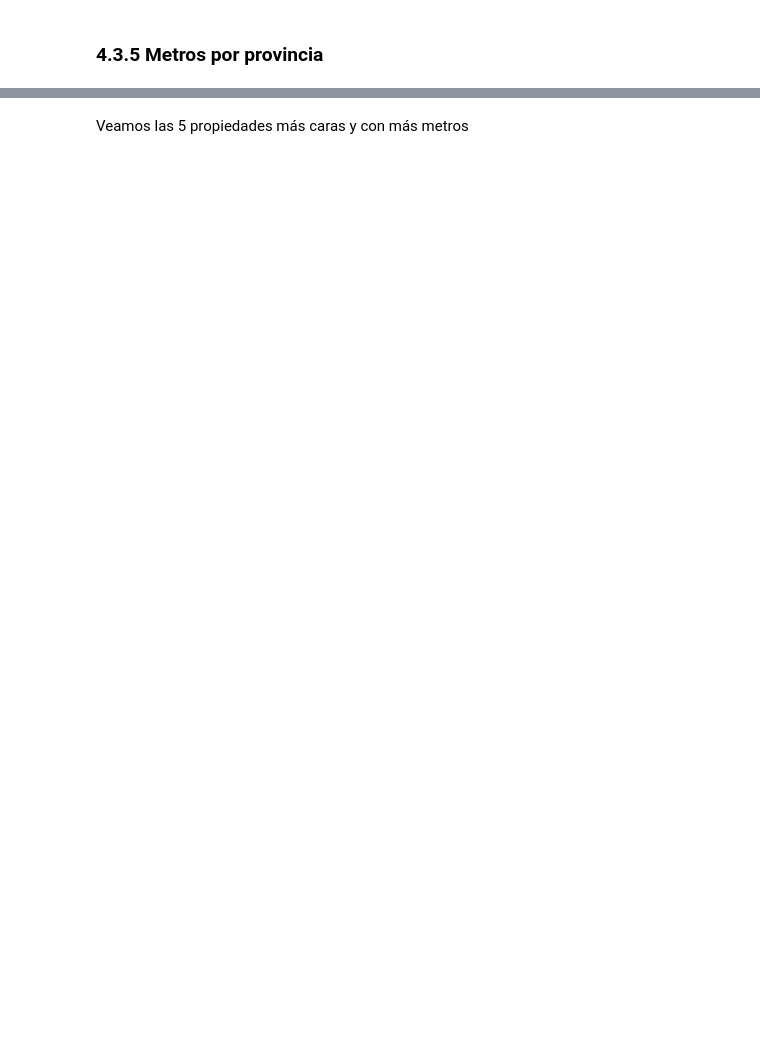
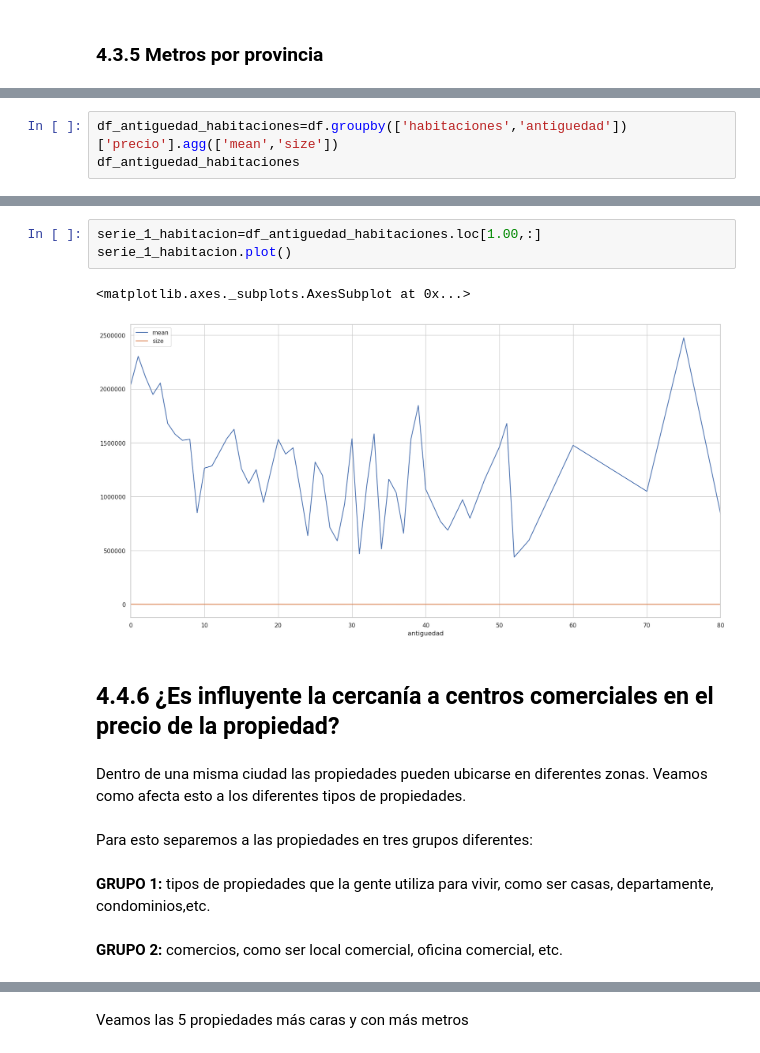
Before and after one commit to tomasSabao/TP1-OrganizacionDeDatos, a Jupyter notebook: TP1.ipynb, the cells around one changed output, grey strips where cells are left out. Cells and saved outputs as stored; diff of their text form; blank space fills up the shorter version.

```diff
--- a/TP1.ipynb
+++ b/TP1.ipynb
@@ -269,0 +521,3 @@ df.groupby('provincia').agg({'precio': 'mean'})\
+# %%
+df_antiguedad_habitaciones=df.groupby(['habitaciones','antiguedad'])['precio'].agg(['mean','size'])
+df_antiguedad_habitaciones
@@ -269,0 +544,16 @@ df.groupby('provincia').agg({'precio': 'mean'})\
+# %%
+serie_1_habitacion=df_antiguedad_habitaciones.loc[1.00,:]
+serie_1_habitacion.plot()
+# %% [output]
+<matplotlib.axes._subplots.AxesSubplot at 0x...>
+[figure, added]
+# %% [markdown]
+## 4.4.6 ¿Es influyente la cercanía a centros comerciales en el precio de la propiedad?
+# %% [markdown]
+Dentro de una misma ciudad las propiedades pueden ubicarse en diferentes zonas. Veamos como afecta esto a los diferentes tipos de propiedades.
+# %% [markdown]
+Para esto separemos a las propiedades en tres grupos diferentes:
+# %% [markdown]
+**GRUPO 1:** tipos de propiedades que la gente utiliza para vivir, como ser casas, departamente, condominios,etc.
+# %% [markdown]
+**GRUPO 2:** comercios, como ser local comercial, oficina comercial, etc.
```
Also changed, not shown: parts of 91 cells of this notebook.
